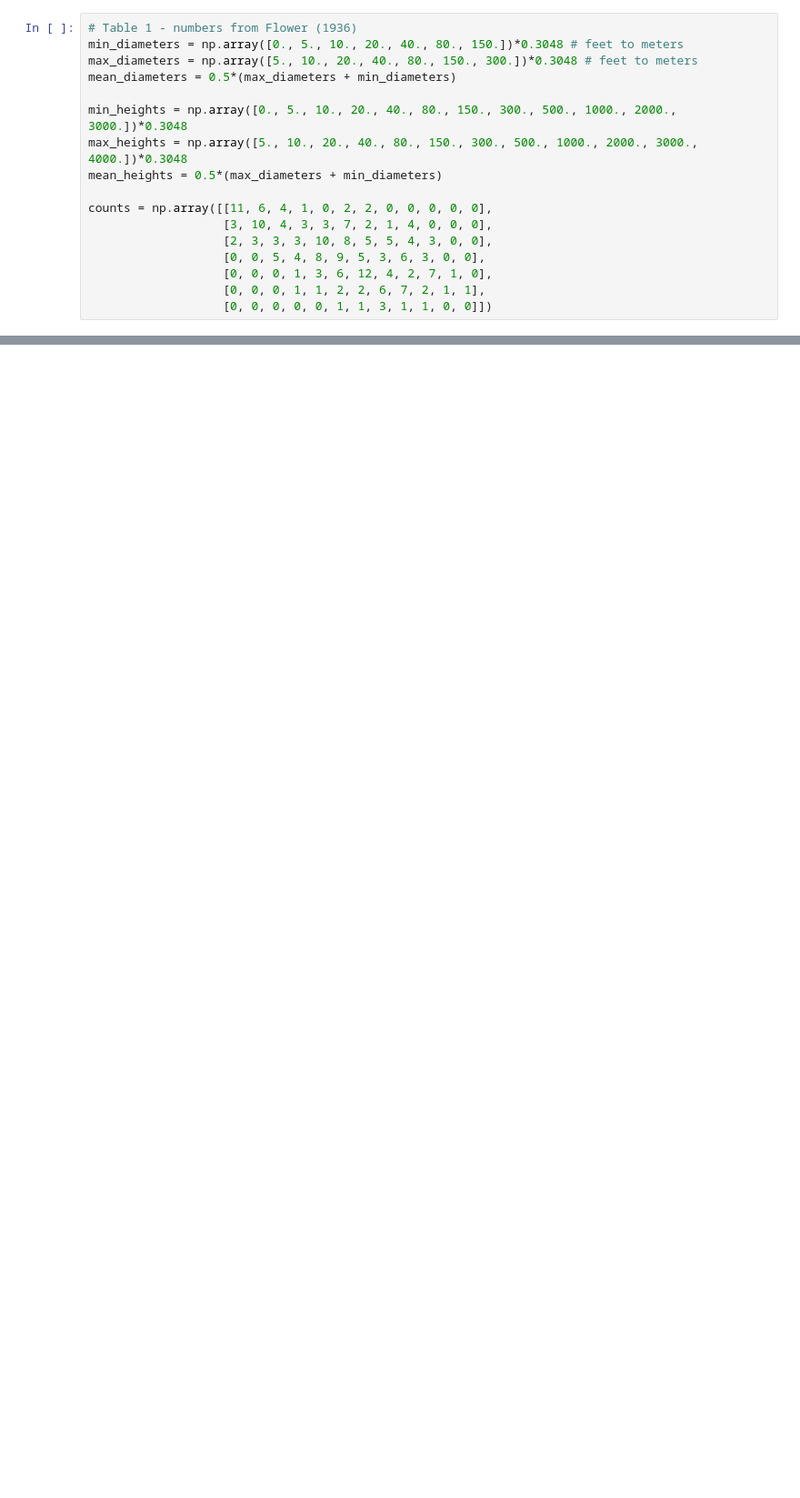
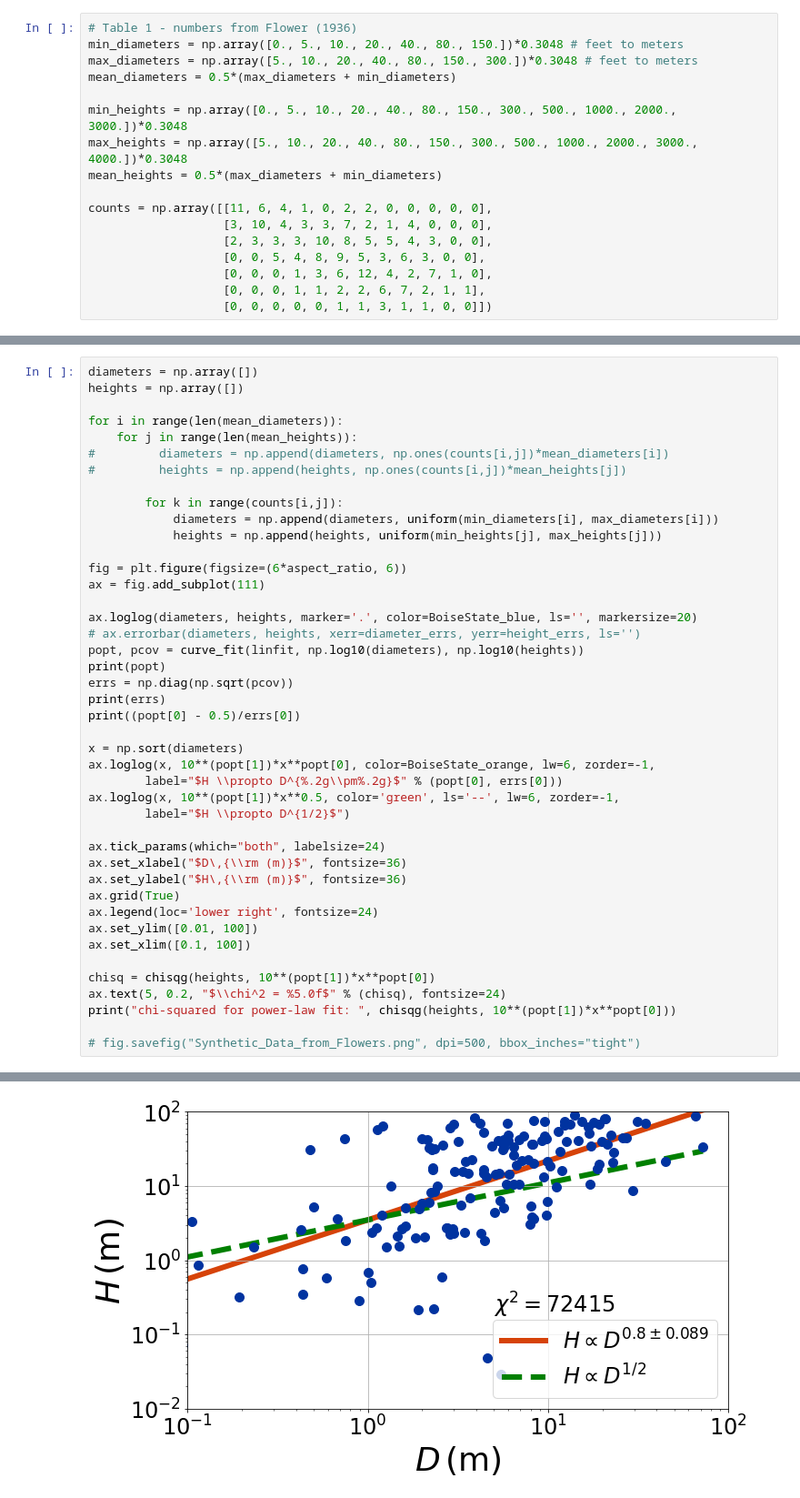
Before and after one commit to BoiseStatePlanetary/Lorenz2013_Analysis, a Jupyter notebook: Lorenz2013_Analysis.ipynb, the cells around one changed output, grey strips where cells are left out. Shown at 91% size. Drawn from its saved outputs; the diff is of its cells as text; blank space fills up the shorter version.

```diff
--- a/Lorenz2013_Analysis.ipynb
+++ b/Lorenz2013_Analysis.ipynb
@@ -35,0 +63,44 @@ def linfit(x, m, b):
+# %%
+diameters = np.array([])
+heights = np.array([])
+
+for i in range(len(mean_diameters)):
+    for j in range(len(mean_heights)):
+#         diameters = np.append(diameters, np.ones(counts[i,j])*mean_diameters[i])
+#         heights = np.append(heights, np.ones(counts[i,j])*mean_heights[j])
+
+        for k in range(counts[i,j]):
+            diameters = np.append(diameters, uniform(min_diameters[i], max_diameters[i]))
+            heights = np.append(heights, uniform(min_heights[j], max_heights[j]))
+
+fig = plt.figure(figsize=(6*aspect_ratio, 6))
+ax = fig.add_subplot(111)
+
+ax.loglog(diameters, heights, marker='.', color=BoiseState_blue, ls='', markersize=20)
+# ax.errorbar(diameters, heights, xerr=diameter_errs, yerr=height_errs, ls='')
+popt, pcov = curve_fit(linfit, np.log10(diameters), np.log10(heights))
+print(popt)
+errs = np.diag(np.sqrt(pcov))
+print(errs)
+print((popt[0] - 0.5)/errs[0])
+
+x = np.sort(diameters)
+ax.loglog(x, 10**(popt[1])*x**popt[0], color=BoiseState_orange, lw=6, zorder=-1,
+        label="$H \\propto D^{%.2g\\pm%.2g}$" % (popt[0], errs[0]))
+ax.loglog(x, 10**(popt[1])*x**0.5, color='green', ls='--', lw=6, zorder=-1,
+        label="$H \\propto D^{1/2}$")
+
+ax.tick_params(which="both", labelsize=24)
+ax.set_xlabel("$D\,{\\rm (m)}$", fontsize=36)
+ax.set_ylabel("$H\,{\\rm (m)}$", fontsize=36)
+ax.grid(True)
+ax.legend(loc='lower right', fontsize=24)
+ax.set_ylim([0.01, 100])
+ax.set_xlim([0.1, 100])
+
+chisq = chisqg(heights, 10**(popt[1])*x**popt[0])
+ax.text(5, 0.2, "$\\chi^2 = %5.0f$" % (chisq), fontsize=24)
+print("chi-squared for power-law fit: ", chisqg(heights, 10**(popt[1])*x**popt[0]))
+
+# fig.savefig("Synthetic_Data_from_Flowers.png", dpi=500, bbox_inches="tight")
+# %% [output]
@@ -36,3 +111,4 @@ def linfit(x, m, b):
+[figure, added]
 # %%
 diameters = np.array([])
 heights = np.array([])
```
Also changed, not shown: parts of 8 cells of this notebook, 2 other files.
